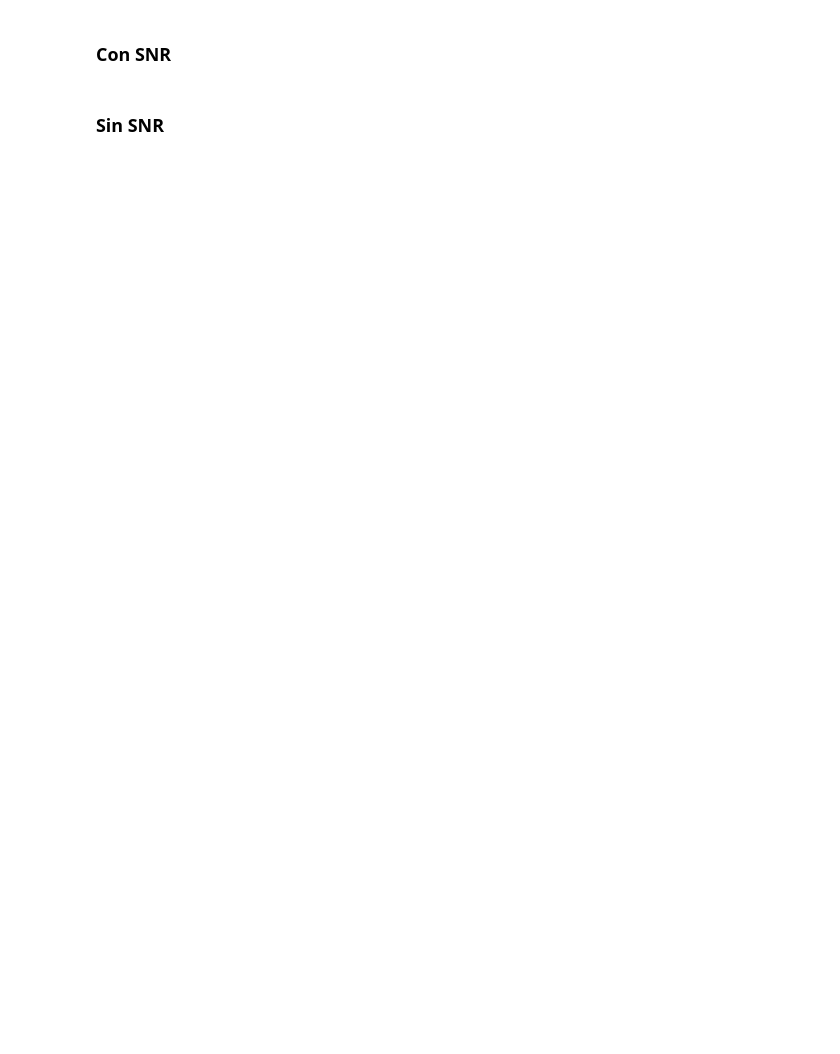
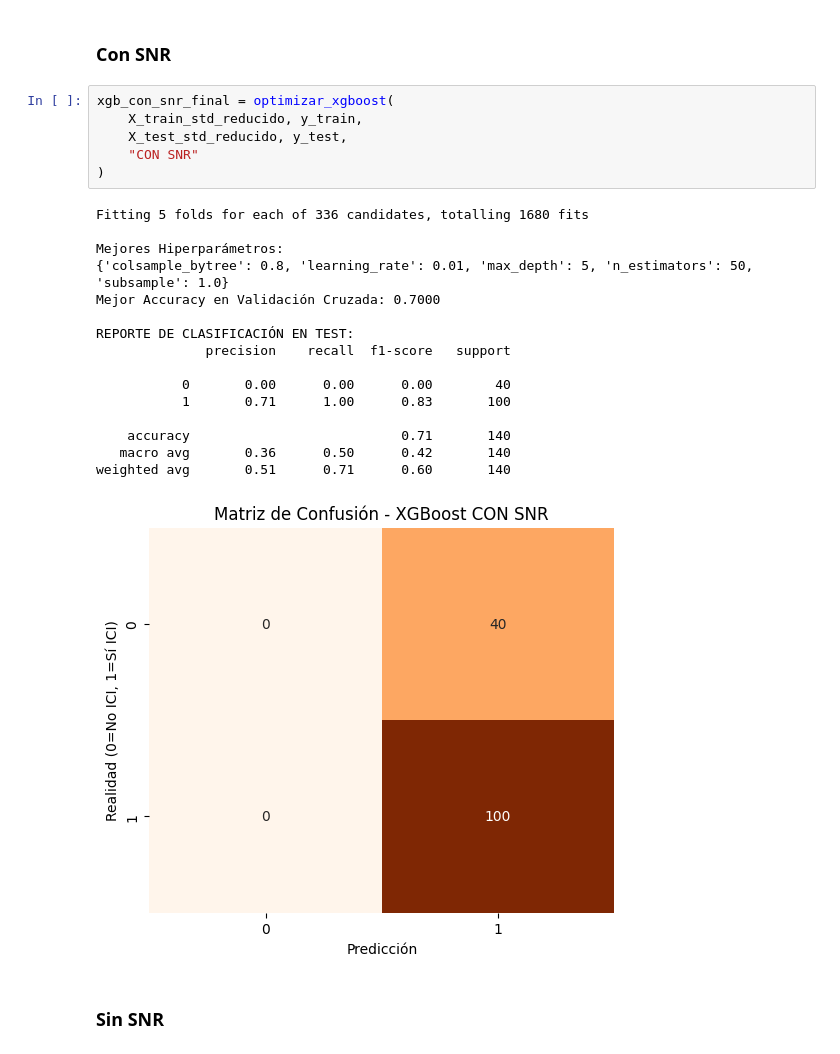
Before and after one commit to jusanchez6/Trabajo_Final_PACD, a Jupyter notebook: code.ipynb, the cells around one changed output. Cells and saved outputs as stored; diff of their text form; blank space fills up the shorter version.

```diff
--- a/code.ipynb
+++ b/code.ipynb
@@ -936,4 +1098,27 @@ weighted avg       0.80      0.81      0.79       140
 # %% [markdown]
 ### **Con SNR**
+# %%
+xgb_con_snr_final = optimizar_xgboost(
+    X_train_std_reducido, y_train,
+    X_test_std_reducido, y_test,
+    "CON SNR"
+)
+# %% [output]
+Fitting 5 folds for each of 336 candidates, totalling 1680 fits
+
+Mejores Hiperparámetros:
+{'colsample_bytree': 0.8, 'learning_rate': 0.01, 'max_depth': 5, 'n_estimators': 50, 'subsample': 1.0}
+Mejor Accuracy en Validación Cruzada: 0.7000
+
+REPORTE DE CLASIFICACIÓN EN TEST:
+              precision    recall  f1-score   support
+
+           0       0.00      0.00      0.00        40
+           1       0.71      1.00      0.83       100
+
+    accuracy                           0.71       140
+   macro avg       0.36      0.50      0.42       140
+weighted avg       0.51      0.71      0.60       140
+[figure, added]
 # %% [markdown]
 ### **Sin SNR**
```
Also changed, not shown: parts of 11 cells of this notebook.
